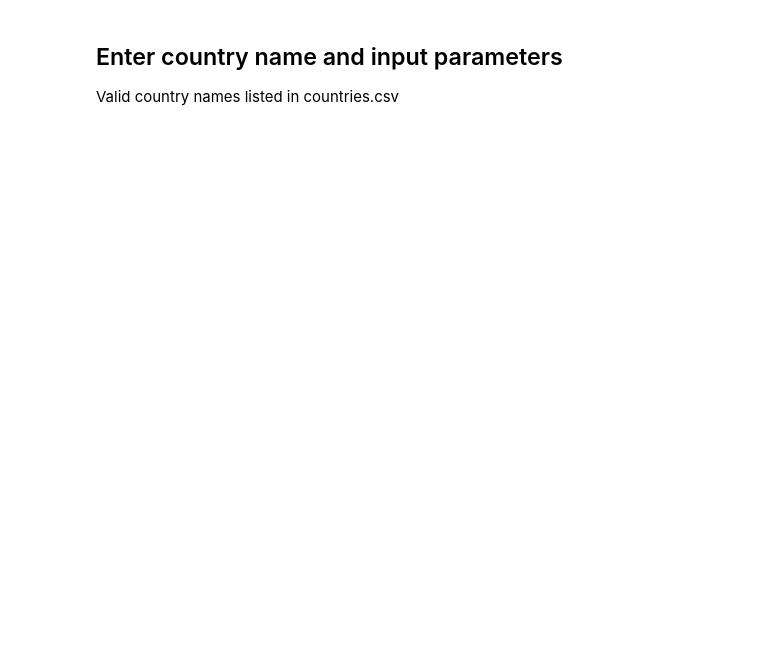
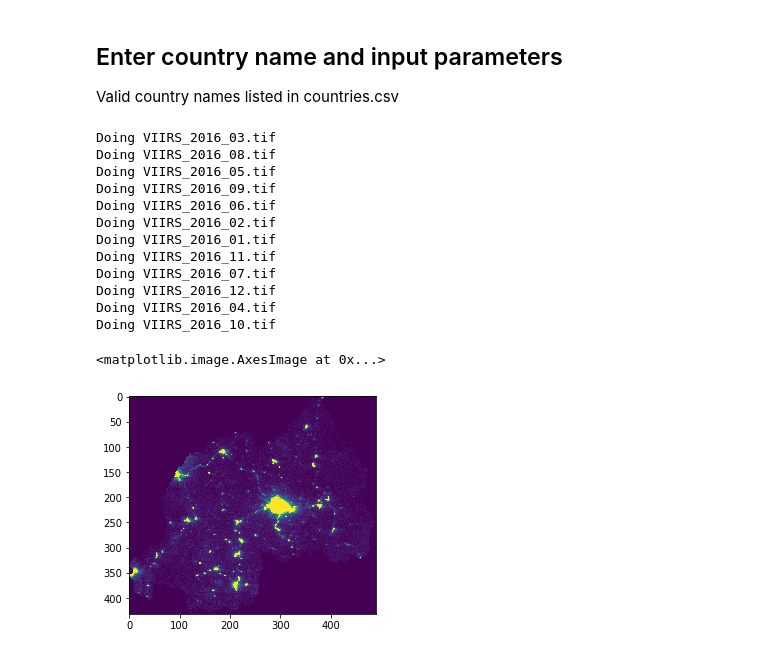
Before and after one commit to carderne/gridfinder, a Jupyter notebook: quickrun.ipynb, the cells around one changed output. Cells and saved outputs as stored; diff of their text form; code cells hidden in the pictures; blank space fills up the shorter version.

```diff
--- a/quickrun.ipynb
+++ b/quickrun.ipynb
@@ -27,3 +28,5 @@ country_name = 'South Africa'
+# %%
+country_name = 'Rwanda'
 # %%
 ntl_percentile = 70
 ntl_upsample = 2
@@ -33,7 +36,7 @@ guess_cutoff = 0.5
 ntl_folder_in = Path('NTL')
 roads_in = Path('roads') / f'{country_name.lower()}.gpkg'
 
-aoi_in = 'gadm_global.gpkg'
+aoi_in = 'gadm.gpkg'
 aoi = gpd.read_file(aoi_in)
 aoi = aoi.loc[aoi['NAME_0'] == country_name]
 
@@ -50,9 +53,23 @@ guess_out = folder_out / 'guess.tif'
 final_out = folder_out / 'guess.gpkg'
 # %%
 clip_rasters(ntl_folder_in, ntl_folder_out, aoi)
-raster_merged, affine = merge_rasters(ntl_folder_out,
-                                      percentile=ntl_percentile)
+raster_merged, affine = merge_rasters(ntl_folder_out, percentile=ntl_percentile)
 save_raster(ntl_merged_out, raster_merged, affine)
 plt.imshow(raster_merged, vmin=0, vmax=1)
+# %% [output]
+Doing VIIRS_2016_03.tif
+Doing VIIRS_2016_08.tif
+Doing VIIRS_2016_05.tif
+Doing VIIRS_2016_09.tif
+Doing VIIRS_2016_06.tif
+Doing VIIRS_2016_02.tif
+Doing VIIRS_2016_01.tif
+Doing VIIRS_2016_11.tif
+Doing VIIRS_2016_07.tif
+Doing VIIRS_2016_12.tif
+Doing VIIRS_2016_04.tif
+Doing VIIRS_2016_10.tif
+<matplotlib.image.AxesImage at 0x...>
+[figure, added]
 # %%
 ntl_filter = create_filter()
```
Also changed, not shown: parts of 8 cells of this notebook, 3 other files.
